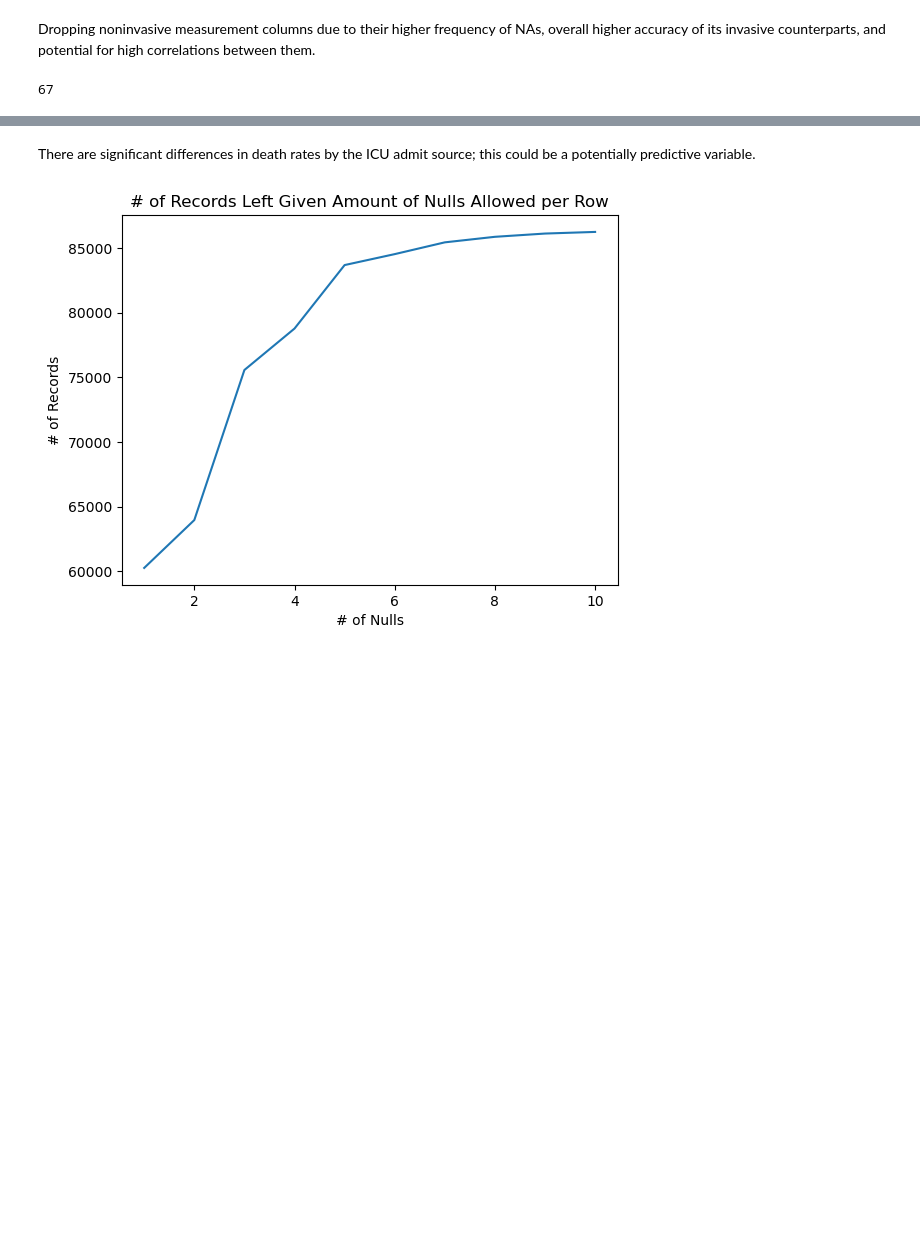
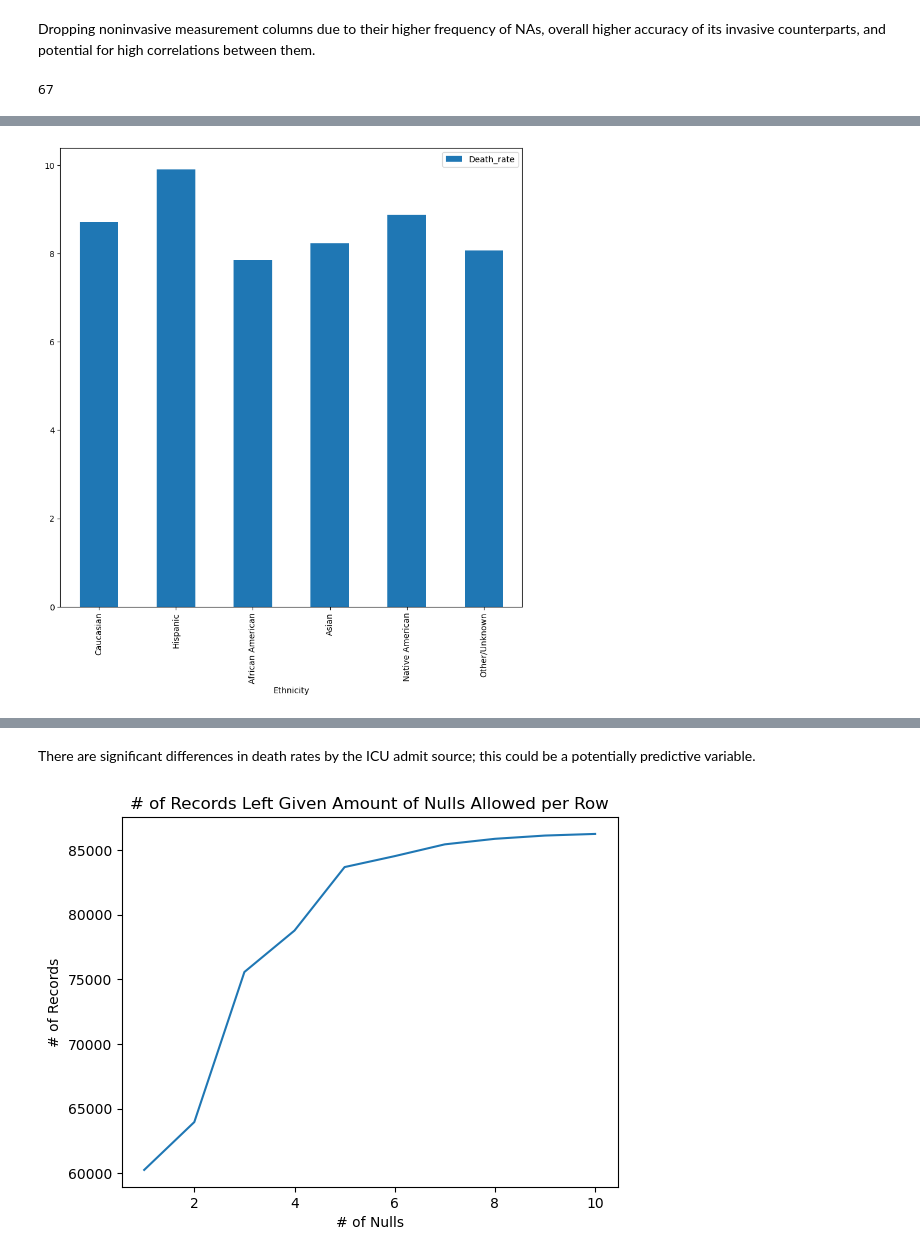
Before and after one commit to btchae/DS5110_Project, a Jupyter notebook: DS5110_Final_Project.ipynb, the cells around one changed output, grey strips where cells are left out. Cells and saved outputs as stored; diff of their text form; code cells hidden in the pictures; blank space fills up the shorter version.

```diff
--- a/DS5110_Final_Project.ipynb
+++ b/DS5110_Final_Project.ipynb
@@ -97,3 +229,31 @@ len(data.columns)
+# %%
+#Deathrate by Ethnicity
+def plot_ethnicity(df: pd.DataFrame):
+    a = df[['ethnicity','hospital_death']][(df['ethnicity']=='Caucasian') & (df['hospital_death']==1)]
+    b = df[['ethnicity','hospital_death']][(df['ethnicity']=='Hispanic') & (df['hospital_death']==1)]
+    c = df[['ethnicity','hospital_death']][(df['ethnicity']=='African American') & (df['hospital_death']==1)]
+    d = df[['ethnicity','hospital_death']][(df['ethnicity']=='Asian') & (df['hospital_death']==1)]
+    e = df[['ethnicity','hospital_death']][(df['ethnicity']=='Native American') & (df['hospital_death']==1)]
+    f = df[['ethnicity','hospital_death']][(df['ethnicity']=='Other/Unknown') & (df['hospital_death']==1)]
+    d_ratew = len(a)/df['ethnicity'].value_counts()['Caucasian']
+    d_rateh = len(b)/df['ethnicity'].value_counts()['Hispanic']
+    d_rateb = len(c)/df['ethnicity'].value_counts()['African American']
+    d_ratea = len(d)/df['ethnicity'].value_counts()['Asian']
+    d_raten = len(e)/df['ethnicity'].value_counts()['Native American']
+    d_rateo = len(f)/df['ethnicity'].value_counts()['Other/Unknown']
+    g_data = pd.DataFrame({
+        'Ethnicity': ['Caucasian', 'Hispanic', 'African American', 'Asian', 'Native American', 'Other/Unknown'],
+        'Death_rate': [d_ratew*100, d_rateh*100, d_rateb*100, d_ratea*100, d_raten*100, d_rateo*100]
+    })
+    g_data.index = g_data['Ethnicity']
+    g_data.plot(kind='bar')
+    plot_width, plot_height = (10,10)
+    plt.rcParams['figure.figsize'] = (plot_width,plot_height)
+    plt.show()
+plot_ethnicity(eda_viz_df)
+#Brian EDA ends here
+# %% [output]
+[figure, added]
 # %%
 pandas_df = data.toPandas()
 sns.catplot(x="icu_admit_source",y="hospital_death",kind="bar",data=pandas_df)
```
Also changed, not shown: parts of 11 cells of this notebook.
